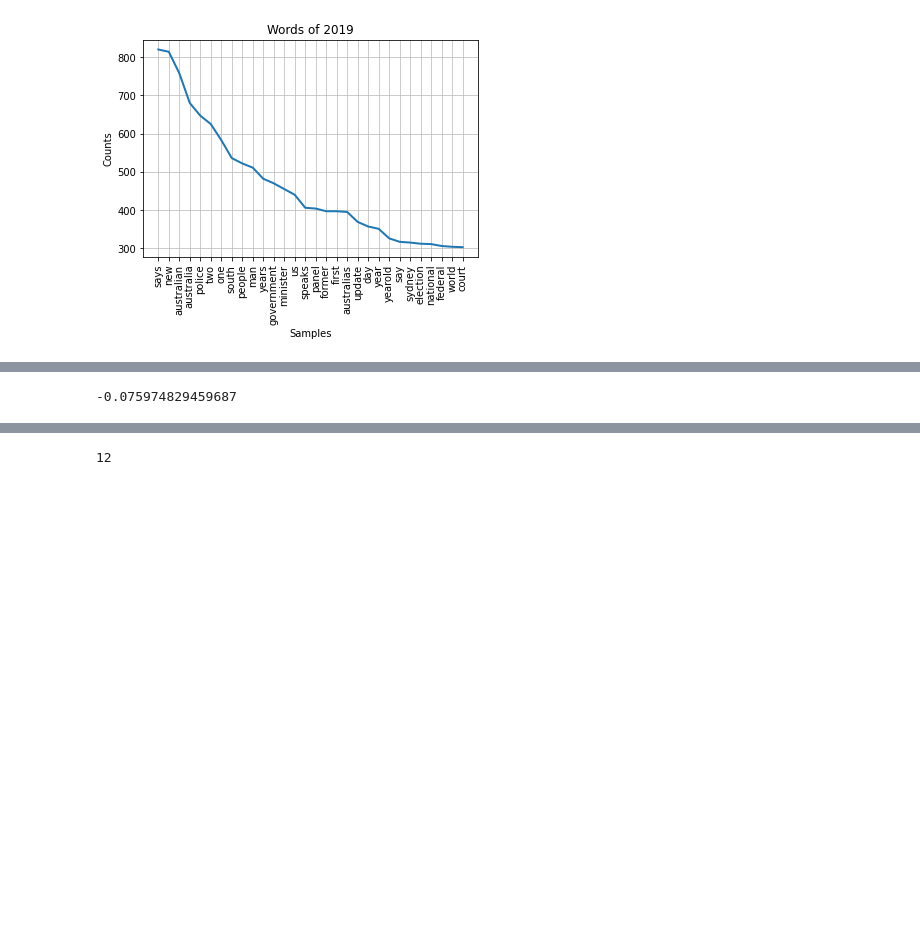
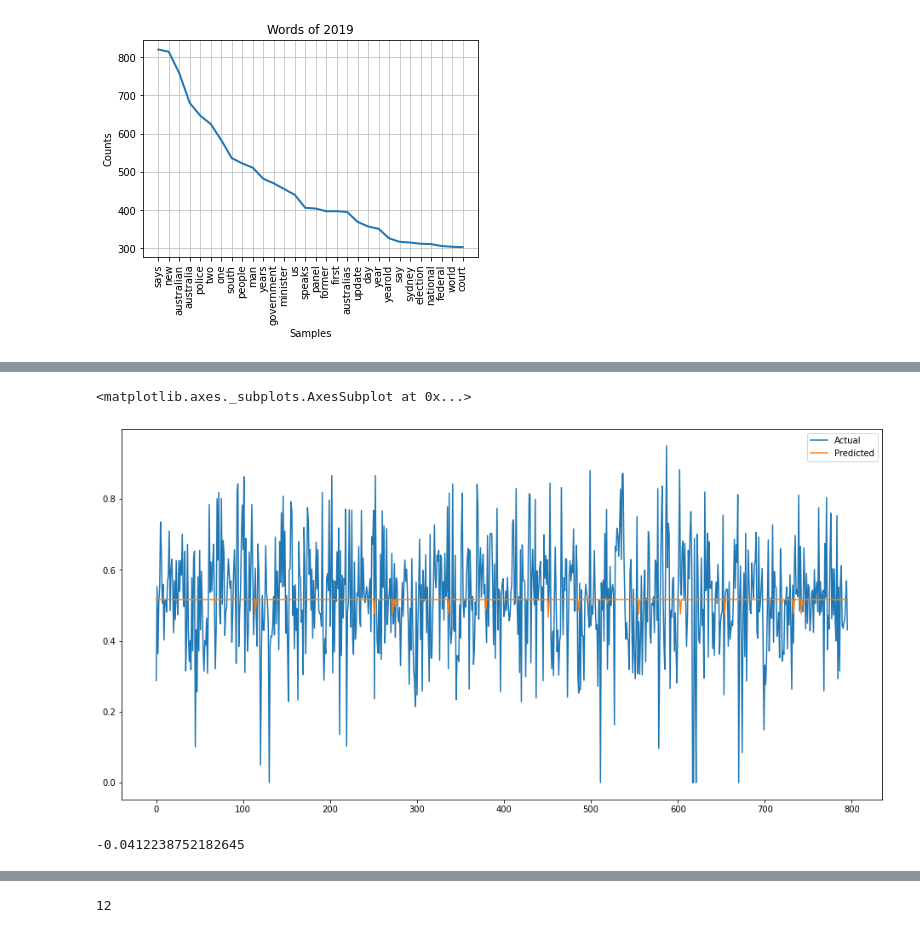
Before and after one commit to ChrisFJardine/Masterclass, a Jupyter notebook: CJardineAssignment3__Wrangling.ipynb, the cells around one changed output, grey strips where cells are left out. Drawn from its saved outputs; the diff is of its cells as text; code cells hidden in the pictures; blank space fills up the shorter version.

```diff
--- a/CJardineAssignment3__Wrangling.ipynb
+++ b/CJardineAssignment3__Wrangling.ipynb
@@ -182,7 +200,8 @@ seaborn.distplot(data['sentiment'])
 # %%
 #Try a regression model
+data = data.fillna(0)
 X = data['momentum'].values.reshape(-1,1)
-y = data['sentiment'].values.reshape(-1,1)
+y = data['rolling_tokenised_avg_sentiment'].values.reshape(-1,1)
 train_X, test_X, train_y, test_y = train_test_split(X, y, test_size = 0.2, random_state = 0)
 # %%
 regressor = LinearRegression()
@@ -193,8 +226,14 @@ results
+# %%
+
+results.plot(figsize = (16,8))
+# %% [output]
+<matplotlib.axes._subplots.AxesSubplot at 0x...>
+[figure, added]
 # %%
-data['momentum'].corr(data['sentiment'])
+data['momentum'].corr(data['rolling_tokenised_avg_sentiment'])
 #Pearson correlation close to 0. Not correlated.
 # %% [output]
--0.075974829459687
+-0.0412238752182645
 # %%
 print('Mean Absolute Error:', metrics.mean_absolute_error(test_y, y_pred))
 print('Mean Squared Error:', metrics.mean_squared_error(test_y, y_pred))
```
Also changed, not shown: parts of 13 cells of this notebook.
